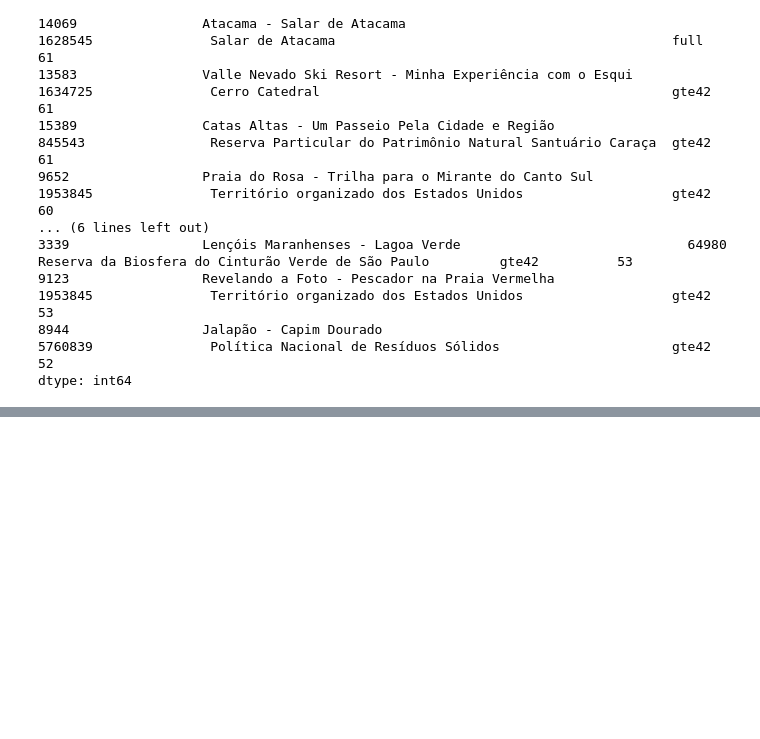
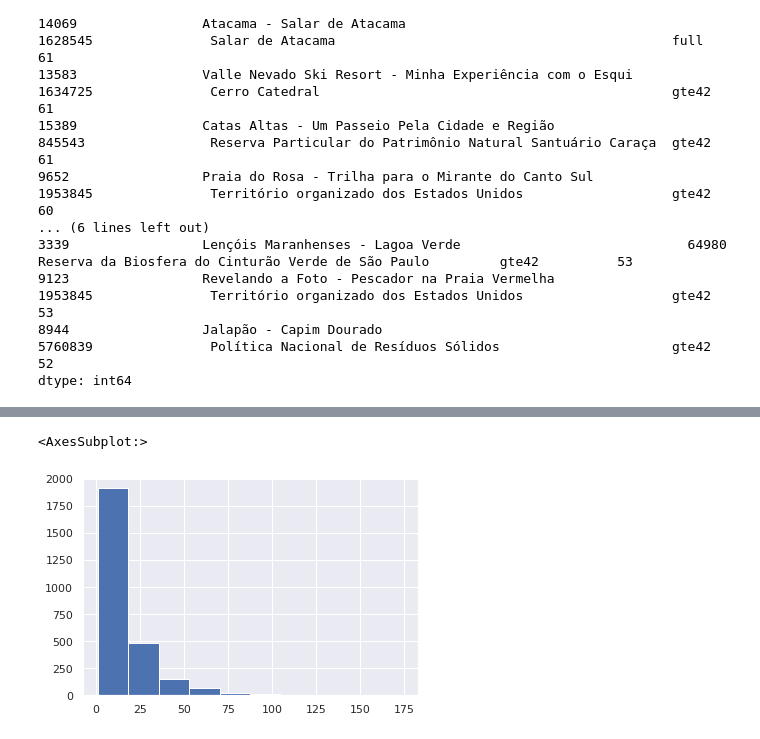
Before and after one commit to heldergr/tcc-pucmg-2, a Jupyter notebook: src/python/notebooks/nerds-viajantes-visualizacao-resultados.ipynb, the cells around one changed output, grey strips where cells are left out. Saved outputs shown, nothing was run; the diff lists cells and outputs as text; code cells hidden in the pictures; blank space fills up the shorter version.

Commit message:
Documentação de resultados

```diff
--- a/src/python/notebooks/nerds-viajantes-visualizacao-resultados.ipynb
+++ b/src/python/notebooks/nerds-viajantes-visualizacao-resultados.ipynb
@@ -620,0 +556,5 @@ dtype: int64
+# %%
+# resultados_info.groupby(['id_documento_destino', 'titulo_documento_destino']).size().sort_values(ascending=False).iloc[:20,]
+origem_destino_distintos = resultados_info[['id_documento_destino', 'titulo_documento_destino', 'id_documento_origem', 'titulo_documento_origem']].drop_duplicates()
+# %%
+posts_distintos_origem_por_destino = origem_destino_distintos.groupby(['id_documento_destino', 'titulo_documento_destino']).size()
@@ -620,0 +584,5 @@ dtype: int64
+# %%
+posts_distintos_origem_por_destino.sort_values(ascending=False).hist()
+# %% [output]
+<AxesSubplot:>
+[figure, added]
```
Also changed, not shown: parts of 54 cells of this notebook, 14 other files.
